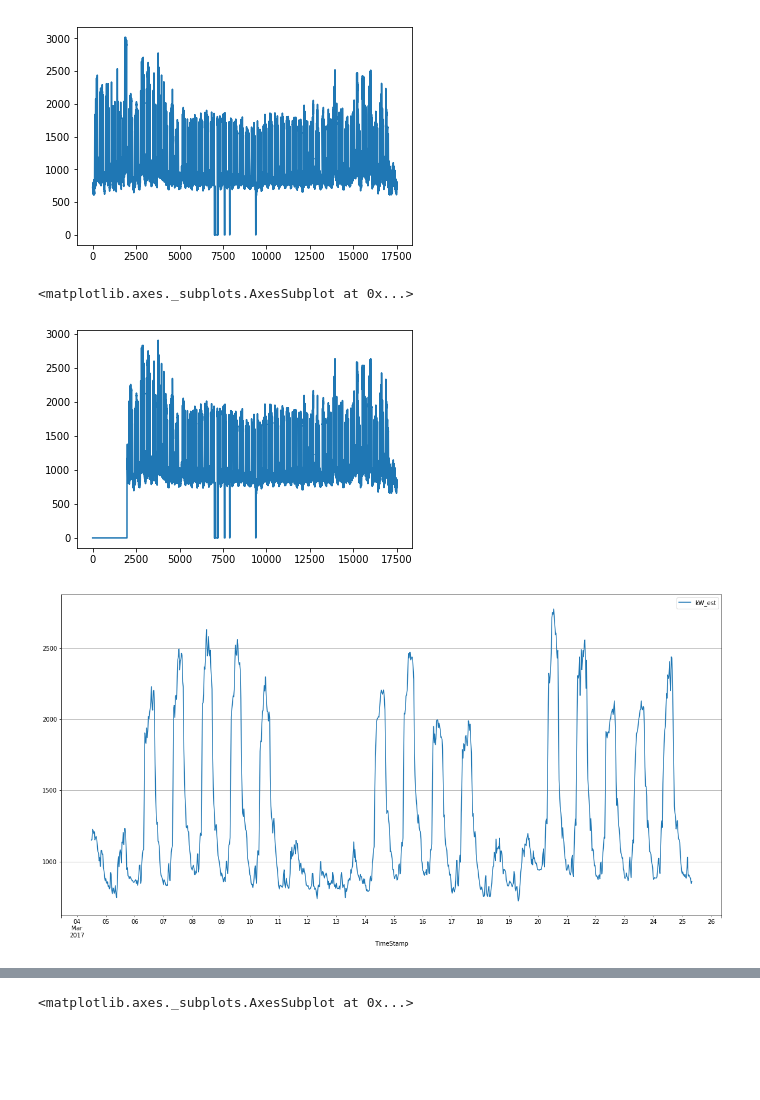
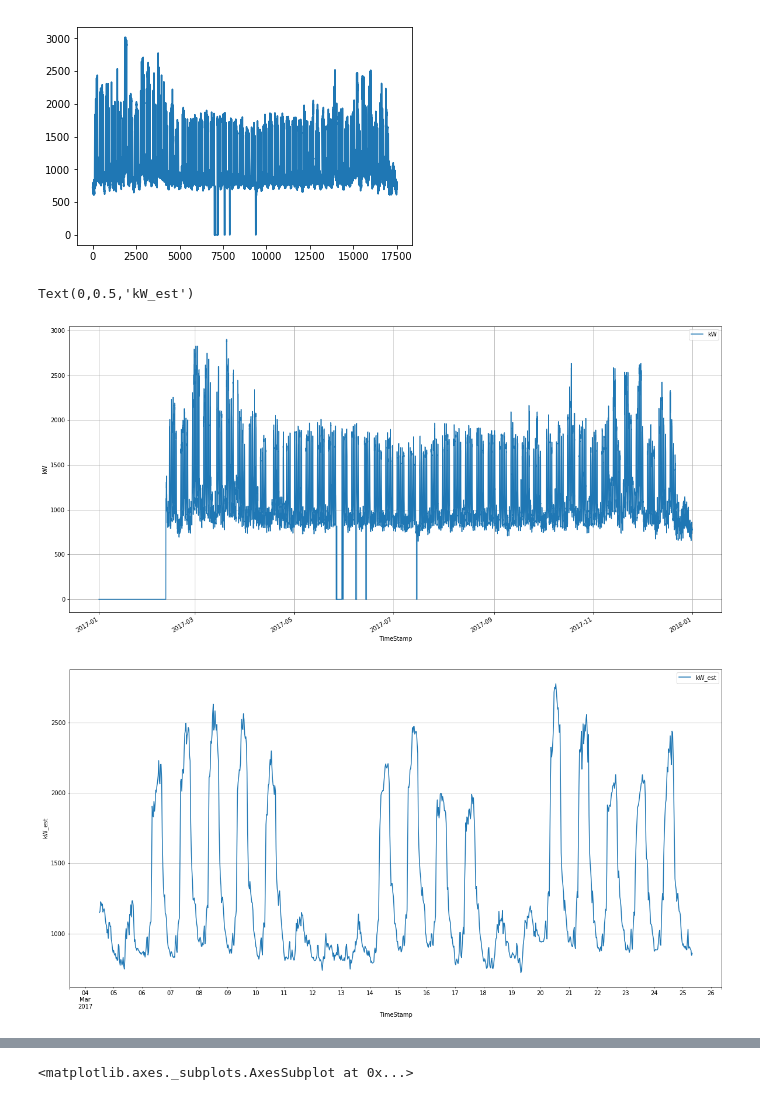
Before and after one commit to MSAmit/Capstone-project, a Jupyter notebook: BMS_data_analysis.ipynb, the cells around one changed output, grey strips where cells are left out. Drawn from its saved outputs; the diff is of its cells as text; code cells hidden in the pictures; blank space fills up the shorter version.

Commit message:
final cost calculations and modifications to plots

```diff
--- a/BMS_data_analysis.ipynb
+++ b/BMS_data_analysis.ipynb
@@ -126,12 +126,14 @@ bms_demand_2017['kW_est'].plot.line()
 <matplotlib.axes._subplots.AxesSubplot at 0x...>
 [figure]
 # %%
-bms_demand_2017['kW'].plot.line()
-bms_demand_2017_est.loc[3000:4000].plot(x='TimeStamp', y='kW_est' ,figsize=(20,10), grid=True  )
+ax = bms_demand_2017.plot(x='TimeStamp', y='kW' ,figsize=(20,10), grid=True  )
+ax.set_ylabel("kW")
+ax1 = bms_demand_2017_est.loc[3000:4000].plot(x='TimeStamp', y='kW_est' ,figsize=(20,10), grid=True  )
+ax1.set_ylabel("kW_est")
 # %% [output]
-<matplotlib.axes._subplots.AxesSubplot at 0x...>
+Text(0,0.5,'kW_est')
-[figure, old version]
+[figure, new version]
-[figure, old version]
+[figure, new version]
 # %%
 #construct data sets for years 2013 to 2017
 bms_demand_201314 = add_day_type_column("bms_1314_kva.csv",'?Timestamp')
```
Also changed, not shown: parts of 1 cell of this notebook.
